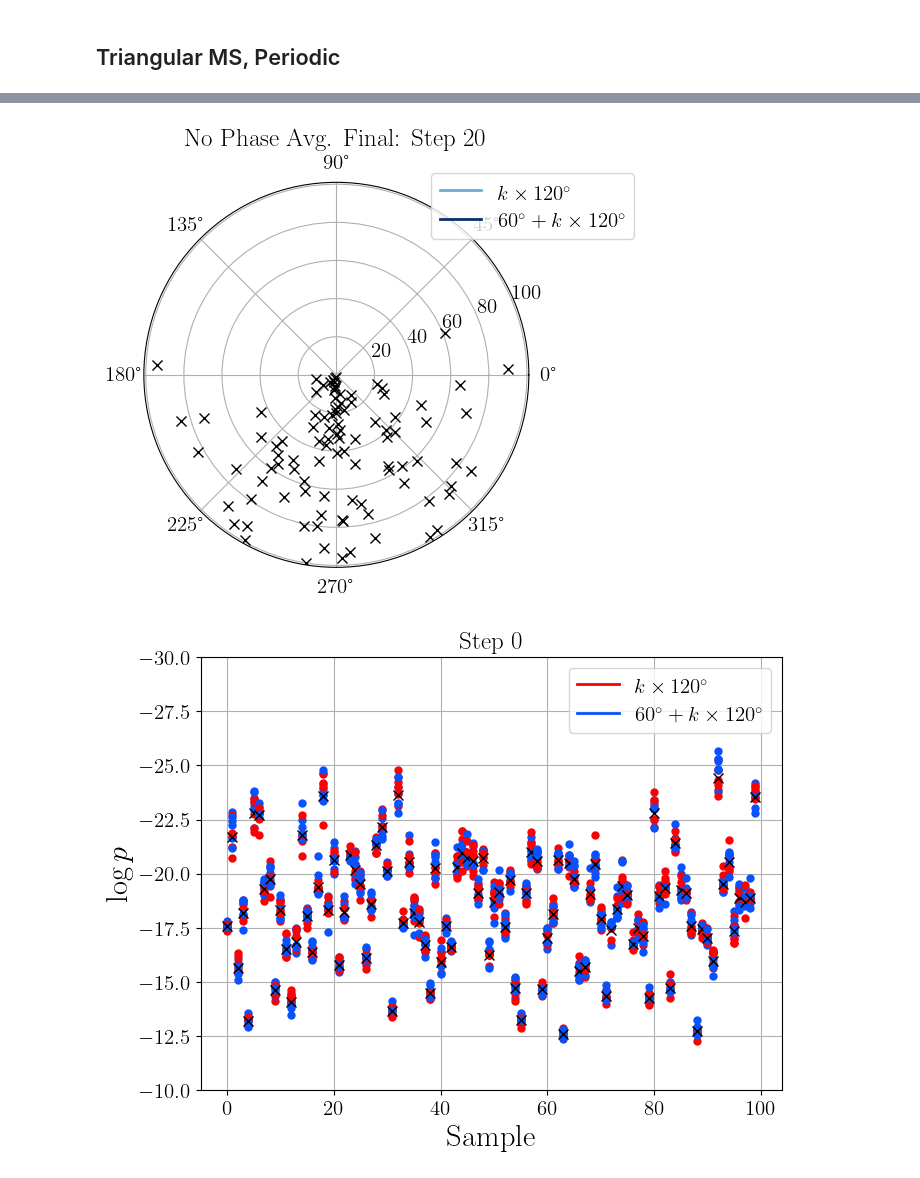
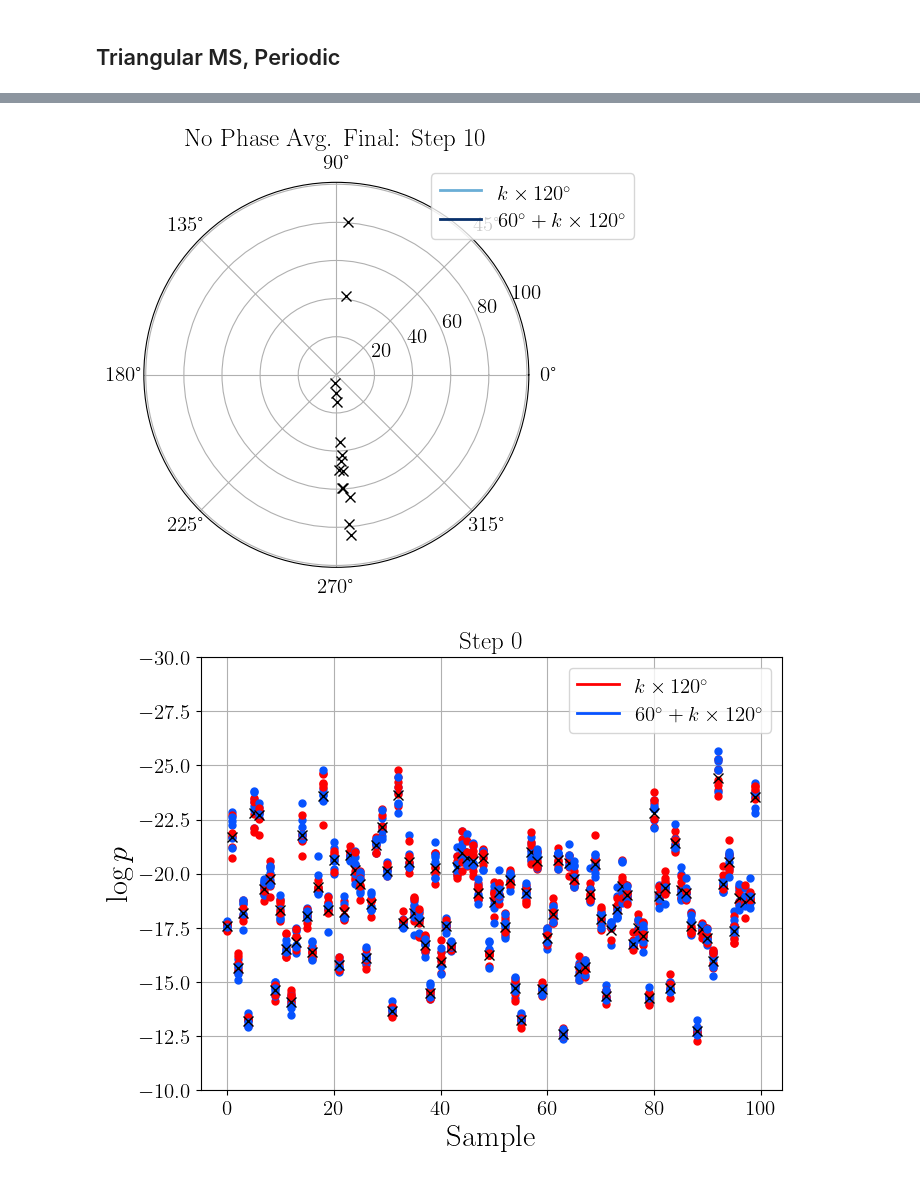
Before and after one commit to mschuylermoss/HeisenbergRNN, a Jupyter notebook: Triangular/final_plotting/phase_averaging.ipynb, the cells around one changed output, grey strips where cells are left out. Cells and saved outputs as stored; diff of their text form; code cells hidden in the pictures.

Commit message:
phase averaging

```diff
--- a/Triangular/final_plotting/phase_averaging.ipynb
+++ b/Triangular/final_plotting/phase_averaging.ipynb
@@ -122,7 +122,9 @@ colors_periodic = dict(zip(runs_periodic_tri.keys(), [plt.get_cmap('Reds'), plt.
 # %%
 Lx,Ly=6,6
 N_spins = Lx*Ly
-plt.figure(figsize=square_fig_size)
+fig, axs = plt.subplots(1,1)
+fig.set_size_inches(square_fig_size)
+axs.grid()
 largest_xe = 0
 grey = plt.get_cmap('Greys')
 for run_name, en, in energies_periodic_tri.items():
@@ -131,16 +133,15 @@ for run_name, en, in energies_periodic_tri.items():
     xe = np.arange(len(e))
     if max(xe)>largest_xe:
         largest_xe = max(xe)
-    plt.plot(xe, e, label = rf'{run_name}',zorder=0, color=colors_periodic[run_name](0.5))
+    axs.plot(xe, e, label = rf'{run_name}', color=colors_periodic[run_name](0.5), linewidth=2)
 
-plt.vlines(301000, -34/ N_spins, -1 / N_spins, color=grey(0.95), linestyles='--', zorder=-1)
+axs.vlines(301000, -34/ N_spins, -1 / N_spins, color=grey(0.95), linestyles='--', linewidth=3)
 
-plt.legend(loc='lower left',fontsize=bigger_font_size)
-plt.ylabel('Energy per Spin',fontsize=bigger_font_size)
-plt.ylim([-0.8,-0.42])
-plt.xlim([300900,301200])
-plt.grid()
-plt.xlabel('Training Step',fontsize=13)
-plt.savefig("./final_figures/energies.pdf")
+axs.legend(loc='lower left',fontsize=bigger_font_size)
+axs.set_ylabel('Energy per Spin',fontsize=bigger_font_size)
+axs.set_ylim([-0.8,-0.42])
+axs.set_xlim([300900,301200])
+axs.set_xlabel('Training Step',fontsize=13)
+fig.savefig("./final_figures/energies.pdf")
 plt.show()
 # %% [output]
@@ -244,8 +245,8 @@ def regularized_identity(inputs, epsilon=1e-5):
     return sign +  np.sqrt(inputs ** 2 + epsilon ** 2)
 
 def phase_average(exp_phases):
-    # real_avg = regularized_identity(np.real(np.sum(exp_phases, axis=0)))
-    real_avg = np.real(np.sum(exp_phases, axis=0))
+    real_avg = regularized_identity(np.real(np.sum(exp_phases, axis=0)))
+    # real_avg = np.real(np.sum(exp_phases, axis=0))
     imag_avg = np.imag(np.sum(exp_phases, axis=0))
     return real_avg+ 1j*imag_avg
 
@@ -410,36 +411,36 @@ def average_polar_plot(_data, name, step, axs, legend, cmap):
     if not _data:
         print("No data found")
         return
     nsamples = 100
     cmin = 0.2
     nsym = _data[step][1].shape[0]
     cvalues = np.linspace(cmin, 1, nsym)
     colors_rot = [cmap(0.5), cmap(1.)]
     labels = [r"$k\times120^\circ$", r"$60^\circ+k\times120^\circ$"]
     for i in range(nsamples):
         omega = _data[step][1][:, i]
         r = i+1
         omega = r*(np.cos(omega) + 1j*np.sin(omega))
         omega_avg = phase_average(omega)
-        axs.plot(np.angle(omega[0]), np.abs(omega[0]), marker='x', linestyle='',markersize='7', color='black')
+        axs.plot(np.angle(omega_avg), np.abs(omega_avg), marker='x', linestyle='',markersize='7', color='black')
         axs.set_title(f"{name}")
     if legend:
         legend_elements = [mpl.lines.Line2D([0], [0], color=colors_rot[k%2], lw=2,
                                             label=labels[int(k%2)]) for k in range(2)]
         axs.legend(handles=legend_elements, bbox_to_anchor=(1.3, 1.05))
     # axs.set_rmax(1.3)
     # axs.set_rticks(list(range(1,nsamples+1)))
     axs.set_rlim(0,nsamples+1)
 
 fig, axs = plt.subplots(1,1, subplot_kw={'projection': 'polar'})
 fig.set_size_inches(5,5)
 name = "No Phase Avg. Final"
-step = 20
+step = 10
 # average_polar_plot(phase_data[name], f"{name}: Step {step}", step=step, axs=axs, legend=True, cmap=plt.get_cmap("Blues"))
 average_polar_plot(phase_data[name], f"{name}: Step {step}", step=step, axs=axs, legend=True, cmap=plt.get_cmap("Blues"))
 fig.savefig("./final_figures/phase_averaging_final.pdf")
 # %% [output]
-[figure, old version]
+[figure, new version]
 # %%
 amplitude_plot(log_probs_data["No Phase Avg. Final"], "C6v", step=0)
 # %% [output]
```
Also changed, not shown: parts of 3 cells of this notebook.
